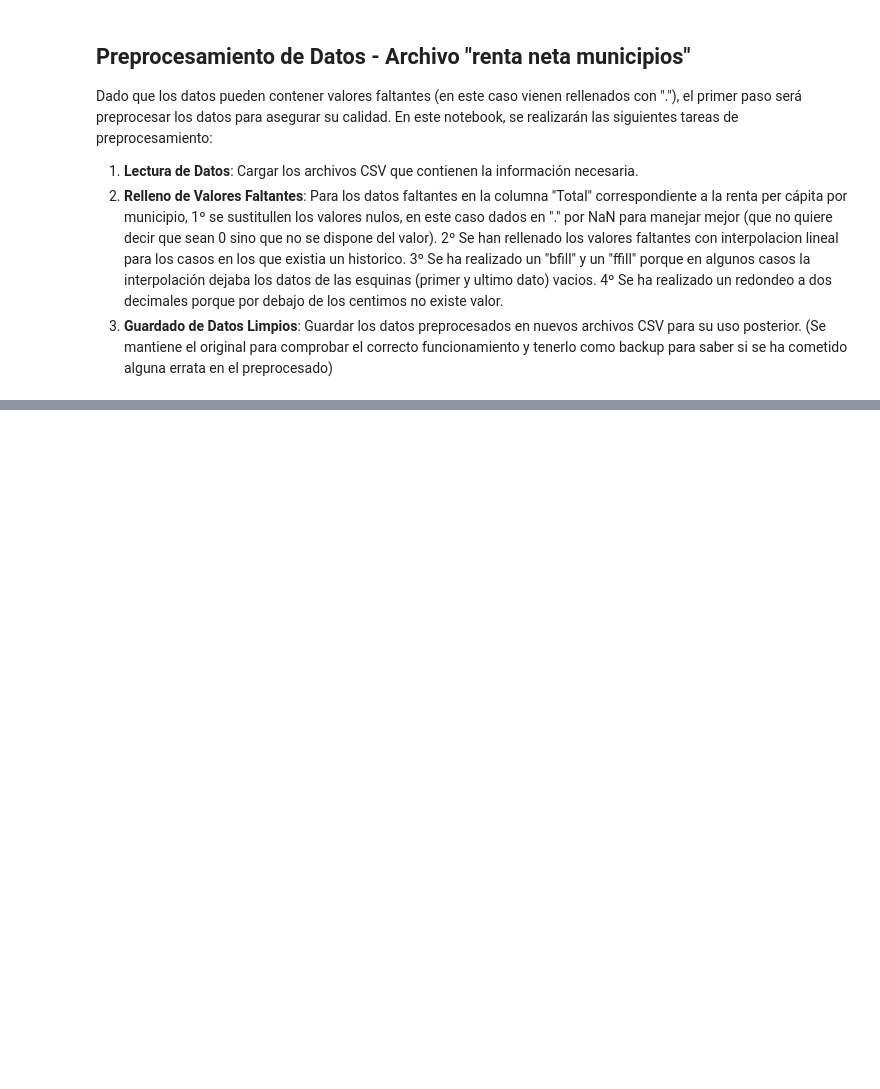
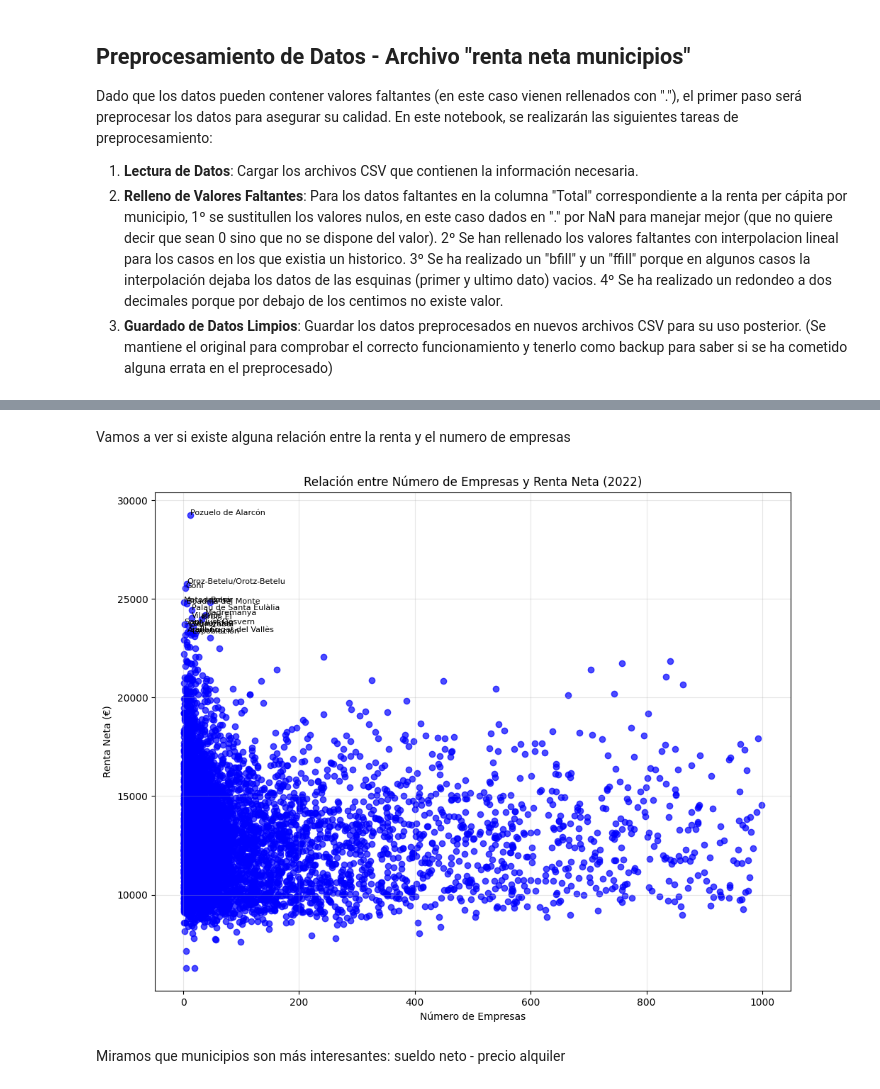
Before and after one commit to jaimersmf/EDA, a Jupyter notebook: EDA.ipynb, the cells around one changed output, grey strips where cells are left out. Drawn from its saved outputs; the diff is of its cells as text; code cells hidden in the pictures; blank space fills up the shorter version.

Commit message:
Añadir todos los archivos de la carpeta

```diff
--- a/EDA.ipynb
+++ b/EDA.ipynb
@@ -197,0 +278,65 @@ Proceso completado. El archivo limpio ha sido guardado en: Preprocesados/renta_n
+# %% [markdown]
+Vamos a ver si existe alguna relación entre la renta y el numero de empresas
+# %%
+import pandas as pd
+import matplotlib.pyplot as plt
+import numpy as np
+from mpl_toolkits.mplot3d import Axes3D
+
+# Cargar los datos limpios
+empresas_file = 'Preprocesados/empresas_por_municipio_limpio.csv'
+renta_file = 'Preprocesados/renta_neta_municipios_limpio.csv'
+
+empresas_df = pd.read_csv(empresas_file, delimiter=';')
+renta_df = pd.read_csv(renta_file, delimiter=';')
+
+# Asegurar que las columnas son numéricas
+empresas_df['Total'] = pd.to_numeric(empresas_df['Total'], errors='coerce')
+renta_df['Total'] = pd.to_numeric(renta_df['Total'], errors='coerce')
+empresas_df['Periodo'] = pd.to_numeric(empresas_df['Periodo'], errors='coerce')
+renta_df['Periodo'] = pd.to_numeric(renta_df['Periodo'], errors='coerce')
+
+# Encontrar el último año disponible en ambos datasets
+ultimo_ano_empresas = empresas_df['Periodo'].max()
+ultimo_ano_renta = renta_df['Periodo'].max()
+ultimo_ano = min(ultimo_ano_empresas, ultimo_ano_renta)
+
+# Filtrar datos para el último año
+empresas_ultimo_ano = empresas_df[empresas_df['Periodo'] == ultimo_ano]
+renta_ultimo_ano = renta_df[renta_df['Periodo'] == ultimo_ano]
+
+# Unir ambos DataFrames por Nombre_Municipio para el último año
+merged_ultimo_ano = pd.merge(empresas_ultimo_ano, renta_ultimo_ano,
+                             on='Nombre_Municipio',
+                             suffixes=('_Empresas', '_Renta'))
+
+# 1. VISUALIZACIÓN 2D - Relación entre empresas y renta para el último año
+plt.figure(figsize=(10, 8))
+plt.scatter(merged_ultimo_ano['Total_Empresas'], merged_ultimo_ano['Total_Renta'],
+           alpha=0.7, c='blue')
+
+# Añadir etiquetas a algunos puntos destacados (opcional)
+for i, txt in enumerate(merged_ultimo_ano['Nombre_Municipio']):
+    # Solo etiquetar algunos municipios (por ejemplo, los 10 con mayor renta)
+    if merged_ultimo_ano.iloc[i]['Total_Renta'] >= sorted(merged_ultimo_ano['Total_Renta'])[-10]:
+        plt.annotate(txt,
+                    (merged_ultimo_ano.iloc[i]['Total_Empresas'],
+                     merged_ultimo_ano.iloc[i]['Total_Renta']),
+                    fontsize=8)
+
+plt.title(f'Relación entre Número de Empresas y Renta Neta ({ultimo_ano})')
+plt.xlabel('Número de Empresas')
+plt.ylabel('Renta Neta (€)')
+plt.grid(True, alpha=0.3)
+plt.tight_layout()
+plt.show()
+
+# 2. VISUALIZACIÓN 3D - Relación histórica entre empresas, renta y tiempo
+# Unir los datos históricos por municipio y año
+merged_historico = pd.merge(empresas_df, renta_df,
+                           on=['Nombre_Municipio', 'Periodo'],
+                           suffixes=('_Empresas', '_Renta'))
+# %% [output]
+[figure, added]
+# %% [markdown]
+Miramos que municipios son más interesantes: sueldo neto - precio alquiler
```
Also changed, not shown: parts of 9 cells of this notebook, 5 other files.
